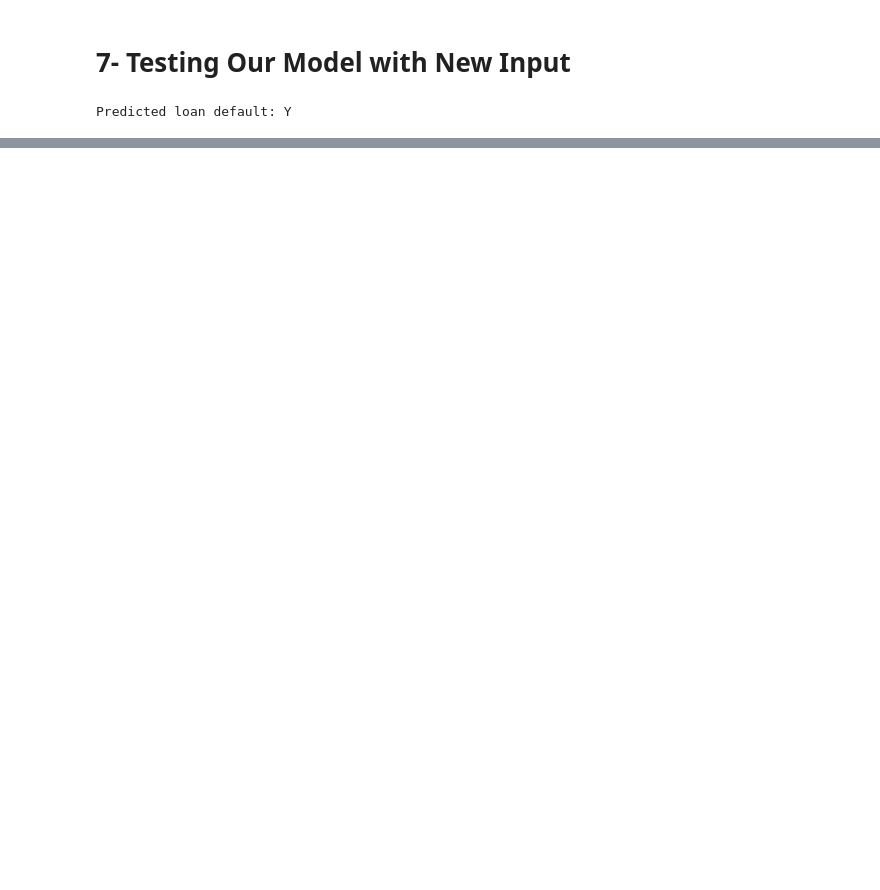
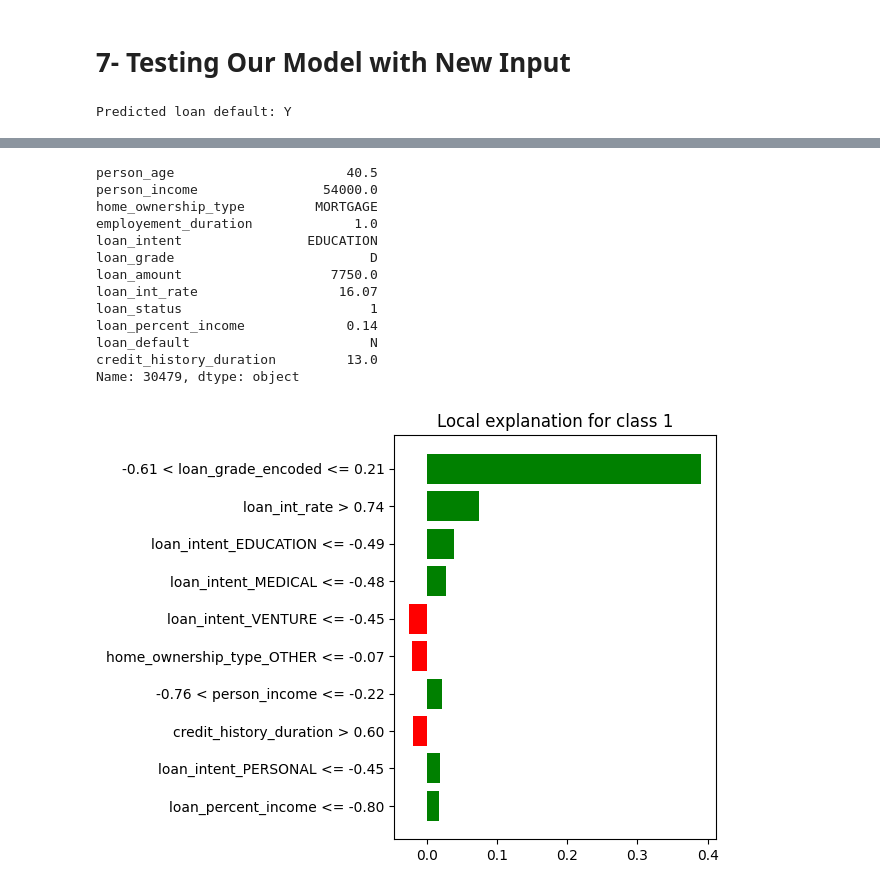
Before and after one commit to Prabh10p/customer-credit-risk-optimization, a Jupyter notebook: src/notebook/Jupyter Notebooks/Model_training.ipynb, the cells around one changed output, grey strips where cells are left out. Drawn from its saved outputs; the diff is of its cells as text; code cells hidden in the pictures; blank space fills up the shorter version.

```diff
--- a/src/notebook/Jupyter Notebooks/Model_training.ipynb
+++ b/src/notebook/Jupyter Notebooks/Model_training.ipynb
@@ -358,0 +548,32 @@ Predicted loan default: Y
+# %%
+import lime
+import lime.lime_tabular
+
+
+explainer = lime.lime_tabular.LimeTabularExplainer(training_data=np.array(X_train),
+         feature_names= X.columns,
+         class_names=[0,1],
+         mode = "classification")
+
+
+exp = explainer.explain_instance(X_test.iloc[2],predict_fn=best_model.predict_proba,num_features=10)
+
+plt = exp.as_pyplot_figure()
+plt.tight_layout()
+
+print(df.iloc[30479])
+# %% [output]
+person_age                      40.5
+person_income                54000.0
+home_ownership_type         MORTGAGE
+employement_duration             1.0
+loan_intent                EDUCATION
+loan_grade                         D
+loan_amount                   7750.0
+loan_int_rate                  16.07
+loan_status                        1
+loan_percent_income             0.14
+loan_default                       N
+credit_history_duration         13.0
+Name: 30479, dtype: object
+[figure, added]
```
Also changed, not shown: parts of 24 cells of this notebook, 5 other files.
